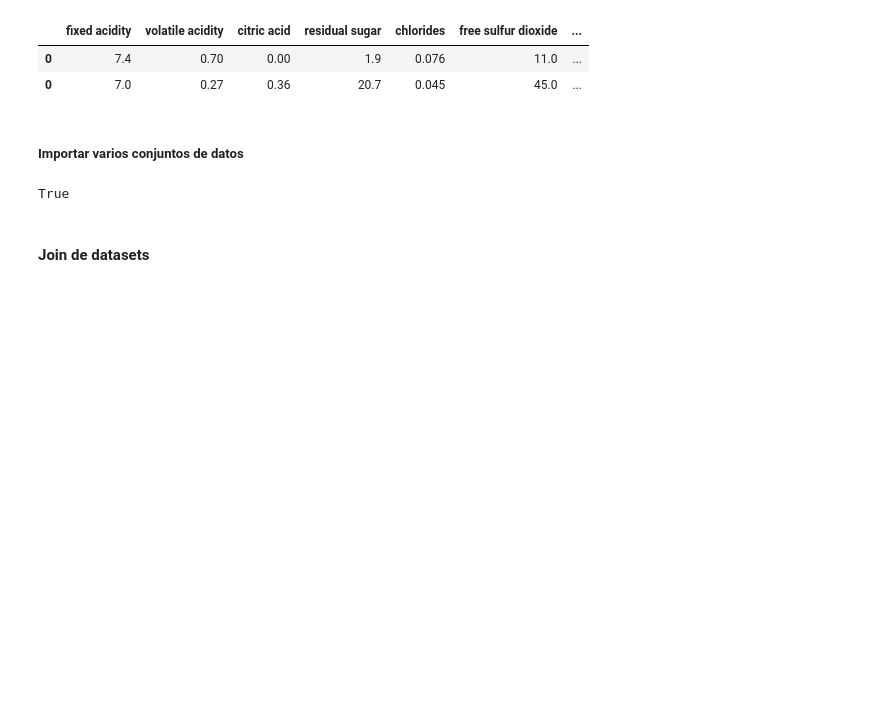
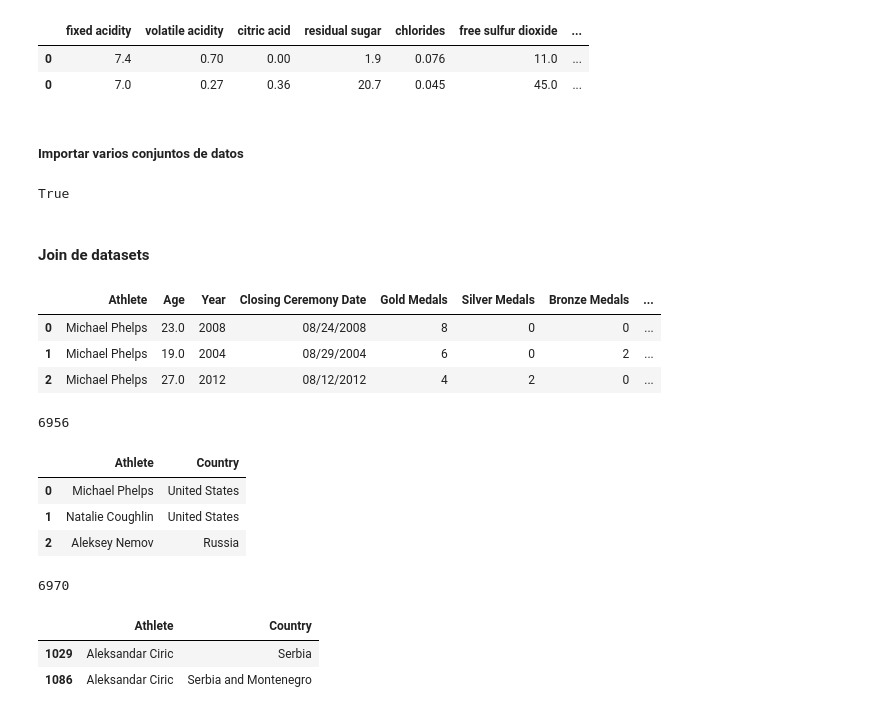
Before and after one commit to Kaiziferr/Data_Science_Workshops, a Jupyter notebook: Workshop_4/Manejo_data.ipynb, the cells around one changed output. Cells and saved outputs as stored; diff of their text form; code cells hidden in the pictures; blank space fills up the shorter version.

```diff
--- a/Workshop_4/Manejo_data.ipynb
+++ b/Workshop_4/Manejo_data.ipynb
@@ -516,3 +516,37 @@ data.shape[0] == lensi
 True
 # %% [markdown]
 #### Join de datasets
+# %%
+url = "https://raw.githubusercontent.com/joanby/python-ml-course/master/datasets/athletes/Medals.csv"
+data_main = pd.read_csv(url, encoding="ISO-8859-1")
+data_main.head(3)
+# %% [output]
+|  | Athlete | Age | Year | Closing Ceremony Date | Gold Medals | Silver Medals | Bronze Medals | ... |
+| 0 | Michael Phelps | 23.0 | 2008 | 08/24/2008 | 8 | 0 | 0 | ... |
+| 1 | Michael Phelps | 19.0 | 2004 | 08/29/2004 | 6 | 0 | 2 | ... |
+| 2 | Michael Phelps | 27.0 | 2012 | 08/12/2012 | 4 | 2 | 0 | ... |
+# %%
+n = data_main['Athlete'].unique().tolist()
+len(n)
+# %% [output]
+6956
+# %%
+url = "https://raw.githubusercontent.com/joanby/python-ml-course/master/datasets/athletes/Athelete_Country_Map.csv"
+data_country = pd.read_csv(url,encoding="ISO-8859-1")
+data_country.head(3)
+# %% [output]
+|  | Athlete | Country |
+| 0 | Michael Phelps | United States |
+| 1 | Natalie Coughlin | United States |
+| 2 | Aleksey Nemov | Russia |
+# %%
+len(data_country)
+# %% [output]
+6970
+# %%
+data_country[data_country['Athlete'].duplicated(keep=False)]
+data_country[data_country['Athlete'] == 'Aleksandar Ciric']
+# %% [output]
+|  | Athlete | Country |
+| 1029 | Aleksandar Ciric | Serbia |
+| 1086 | Aleksandar Ciric | Serbia and Montenegro |
```
Also changed, not shown: parts of 39 cells of this notebook.
